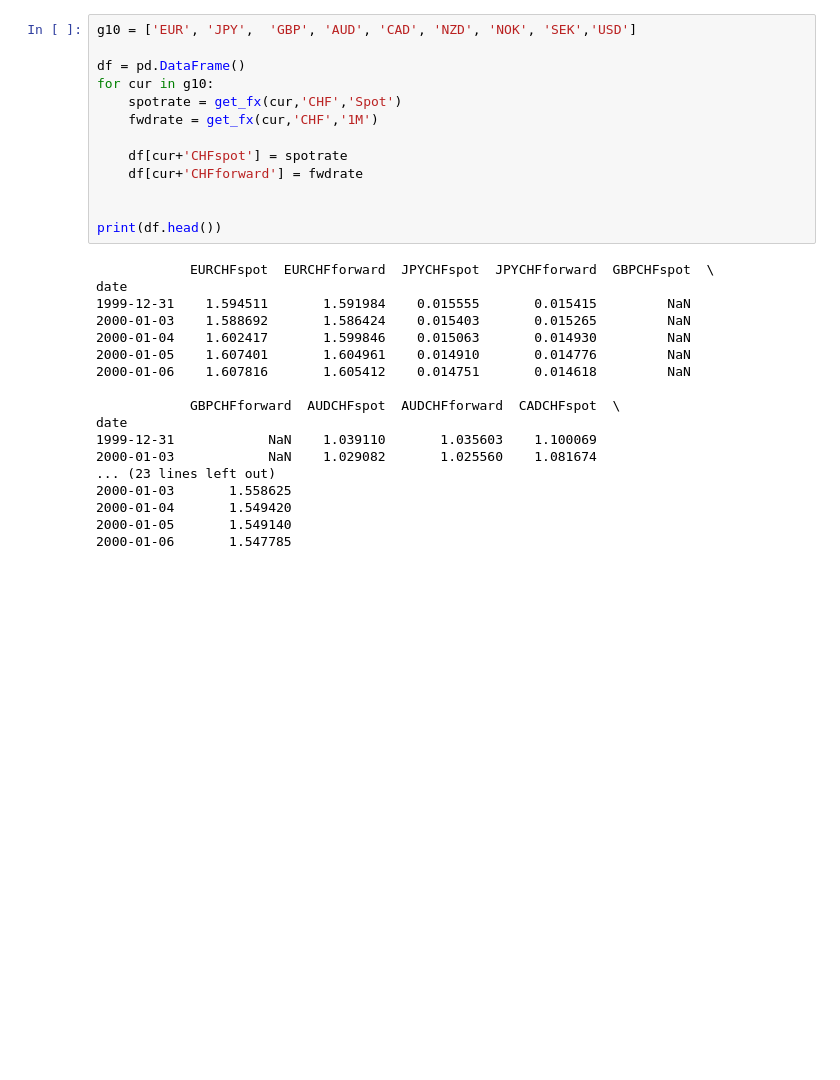
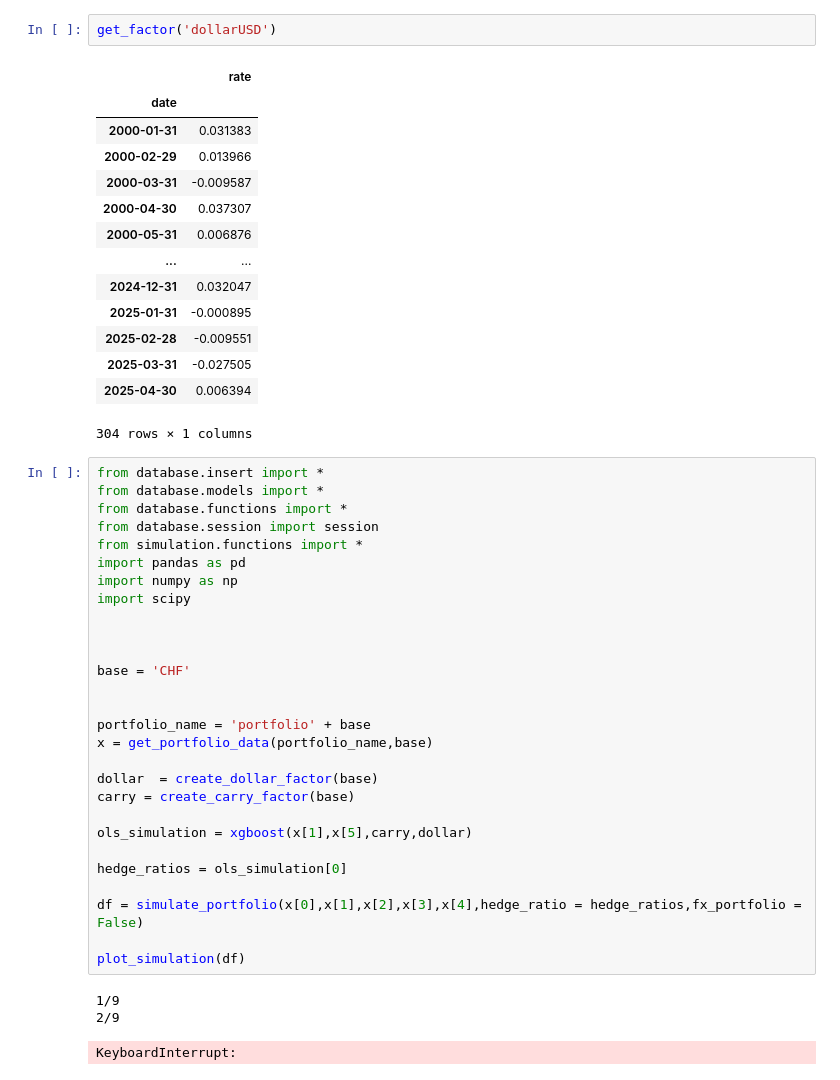
Before and after one commit to FabiantheG/Bachelor, a Jupyter notebook: try_jupiter.ipynb, the cells around one changed output. Saved outputs shown, nothing was run; the diff lists cells and outputs as text; blank space fills up the shorter version.

```diff
--- a/try_jupiter.ipynb
+++ b/try_jupiter.ipynb
@@ -6,32 +38,50 @@ import numpy as np
+# %%
+get_factor('dollarUSD')
+# %% [output]
+|  | rate |
+| date |  |
+| 2000-01-31 | 0.031383 |
+| 2000-02-29 | 0.013966 |
+| 2000-03-31 | -0.009587 |
+| 2000-04-30 | 0.037307 |
+| 2000-05-31 | 0.006876 |
+| ... | ... |
+| 2024-12-31 | 0.032047 |
+| 2025-01-31 | -0.000895 |
+| 2025-02-28 | -0.009551 |
+| 2025-03-31 | -0.027505 |
+| 2025-04-30 | 0.006394 |
+304 rows × 1 columns
 # %%
-g10 = ['EUR', 'JPY',  'GBP', 'AUD', 'CAD', 'NZD', 'NOK', 'SEK','USD']
-
-df = pd.DataFrame()
-for cur in g10:
-    spotrate = get_fx(cur,'CHF','Spot')
-    fwdrate = get_fx(cur,'CHF','1M')
-
-    df[cur+'CHFspot'] = spotrate
-    df[cur+'CHFforward'] = fwdrate
+from database.insert import *
+from database.models import *
+from database.functions import *
+from database.session import session
+from simulation.functions import *
+import pandas as pd
+import numpy as np
+import scipy
 
 
-print(df.head())
+
+base = 'CHF'
+
+
+portfolio_name = 'portfolio' + base
+x = get_portfolio_data(portfolio_name,base)
+
+dollar  = create_dollar_factor(base)
+carry = create_carry_factor(base)
+
+ols_simulation = xgboost(x[1],x[5],carry,dollar)
+
+hedge_ratios = ols_simulation[0]
+
+df = simulate_portfolio(x[0],x[1],x[2],x[3],x[4],hedge_ratio = hedge_ratios,fx_portfolio = False)
+
+plot_simulation(df)
 # %% [output]
-            EURCHFspot  EURCHFforward  JPYCHFspot  JPYCHFforward  GBPCHFspot  \
-date
-1999-12-31    1.594511       1.591984    0.015555       0.015415         NaN
-2000-01-03    1.588692       1.586424    0.015403       0.015265         NaN
-2000-01-04    1.602417       1.599846    0.015063       0.014930         NaN
-2000-01-05    1.607401       1.604961    0.014910       0.014776         NaN
-2000-01-06    1.607816       1.605412    0.014751       0.014618         NaN
-
-            GBPCHFforward  AUDCHFspot  AUDCHFforward  CADCHFspot  \
-date
-1999-12-31            NaN    1.039110       1.035603    1.100069
-2000-01-03            NaN    1.029082       1.025560    1.081674
-... (23 lines left out)
-2000-01-03       1.558625
-2000-01-04       1.549420
-2000-01-05       1.549140
-2000-01-06       1.547785
+1/9
+2/9
+KeyboardInterrupt:
 # %%
```
Also changed, not shown: parts of 6 cells of this notebook, 19 other files.
